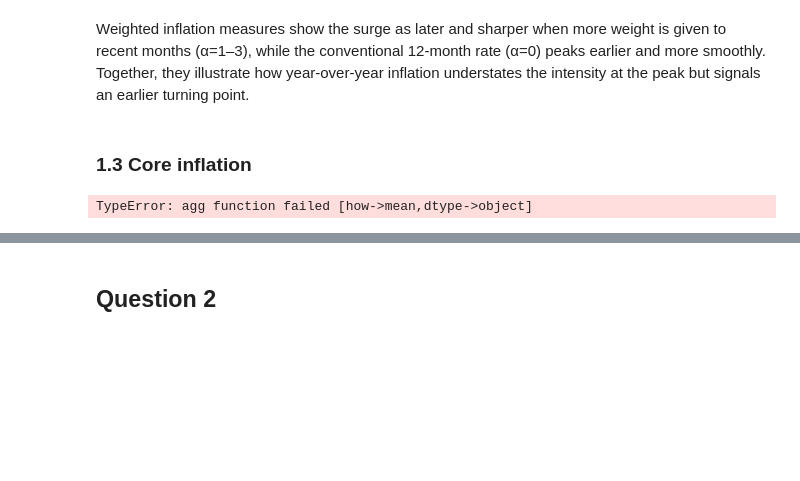
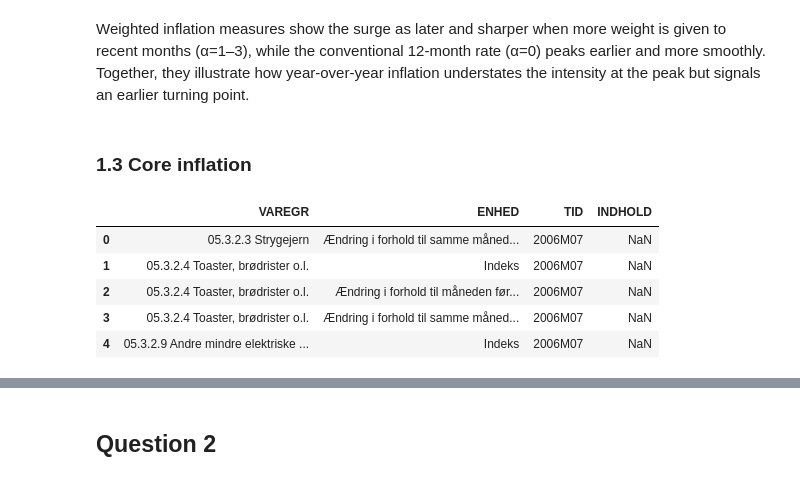
Before and after one commit to NumEconCopenhagen/projects-2025-aksel-tobias, a Jupyter notebook: 01_dataproject/dataproject.ipynb, the cells around one changed output, grey strips where cells are left out. Drawn from its saved outputs; the diff is of its cells as text; code cells hidden in the pictures; blank space fills up the shorter version.

```diff
--- a/01_dataproject/dataproject.ipynb
+++ b/01_dataproject/dataproject.ipynb
@@ -154,10 +154,18 @@ Weighted inflation measures show the surge as later and sharper when more weight
 ### 1.3 Core inflation
 # %%
 # load the variables () PRIS111 data since 2019 from DST
-dst = DstApi('PRIS111')
-df = dst.get_data()
+df_dst = DstApi('PRIS111').get_data()
-# %%
-# All variables are in the same column 'INDHOLD', so we pivot the dataframe
-df_pivot = df.pivot_table(index='TID', columns=['VAREGR', 'ENHED'], values='INDHOLD')
-# %% [output]
-TypeError: agg function failed [how->mean,dtype->object]
+# %%
+# Clean the dataframe
+I = df_dst['INDHOLD'] == '..'
+df_dst.loc[I,'INDHOLD'] = 'nan'
+df_dst['INDHOLD'] = df_dst['INDHOLD'].str.replace(',', '.')
+df_dst['INDHOLD'] = df_dst['INDHOLD'].astype(float)
+df_dst.head(5)
+# %% [output]
+|  | VAREGR | ENHED | TID | INDHOLD |
+| 0 | 05.3.2.3 Strygejern | Ændring i forhold til samme måned... | 2006M07 | NaN |
+| 1 | 05.3.2.4 Toaster, brødrister o.l. | Indeks | 2006M07 | NaN |
+| 2 | 05.3.2.4 Toaster, brødrister o.l. | Ændring i forhold til måneden før... | 2006M07 | NaN |
+| 3 | 05.3.2.4 Toaster, brødrister o.l. | Ændring i forhold til samme måned... | 2006M07 | NaN |
+| 4 | 05.3.2.9 Andre mindre elektriske ... | Indeks | 2006M07 | NaN |
```
Also changed, not shown: parts of 7 cells of this notebook.
